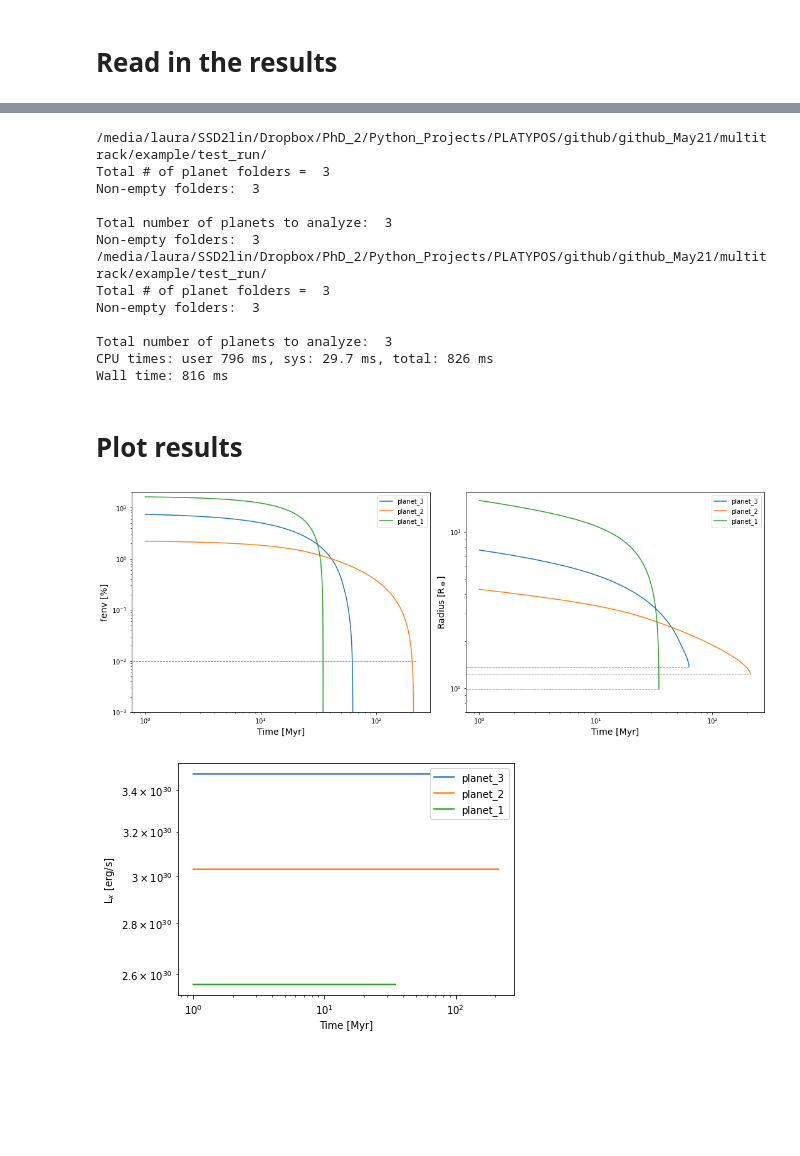
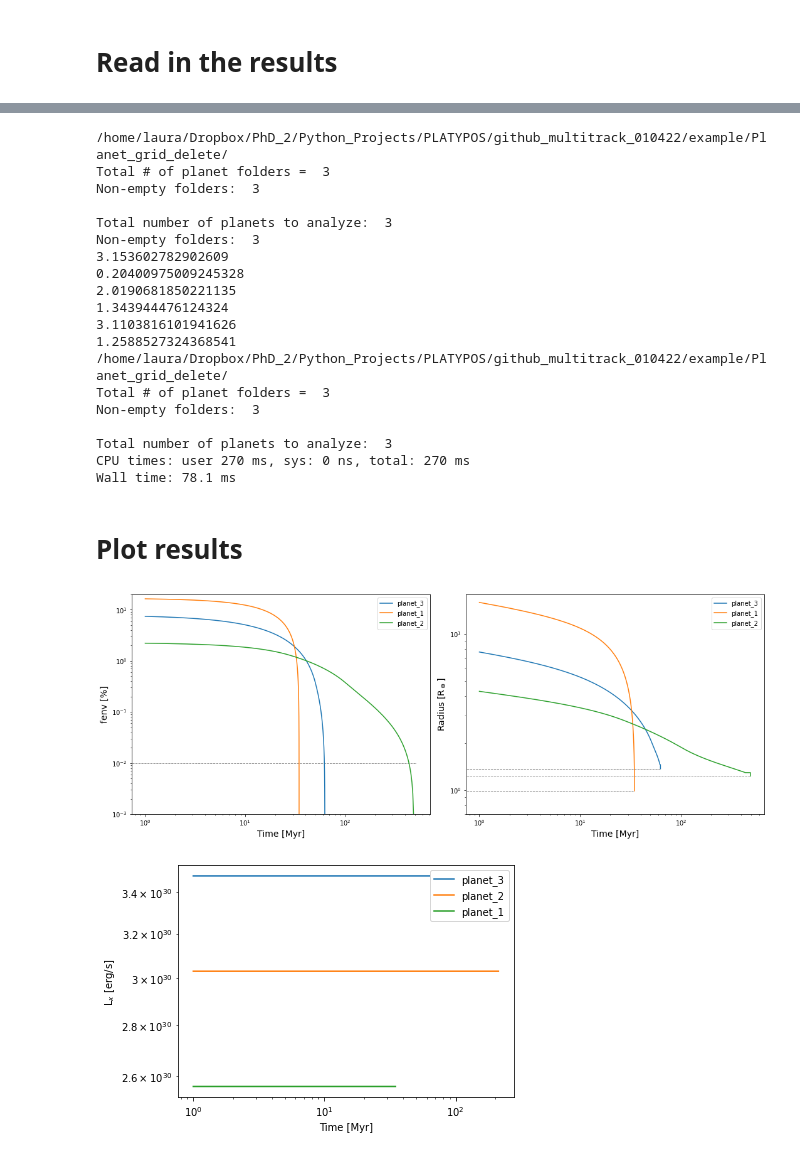
Before and after one commit to lketzer/multitrack, a Jupyter notebook: example/Test_platypos_and_multi_track.ipynb, the cells around one changed output, grey strips where cells are left out. Drawn from its saved outputs; the diff is of its cells as text; code cells hidden in the pictures; blank space fills up the shorter version.

```diff
--- a/example/Test_platypos_and_multi_track.ipynb
+++ b/example/Test_platypos_and_multi_track.ipynb
@@ -234,6 +241,8 @@ Time: 19.72575855255127
 # %%
 %%time
 path_save = "/media/laura/SSD2lin/Dropbox/PhD_2/Python_Projects/PLATYPOS/github/github_May21/multitrack/example/"
+path_save = "/home/laura/Dropbox/PhD_2/Python_Projects/PLATYPOS/github_multitrack_010422/example/"
+
 
 # specify run parameters (necessary to calculate some additional parameters)
 add_parameters = {"epsilon": epsilon,
@@ -244,6 +253,8 @@ add_parameters = {"epsilon": epsilon,
 
 ###
 f = "test_run/"
+f = "Planet_grid_delete/"
+
 pl_df, tracks_dict = read_in_PLATYPOS_results_df_new(os.path.join(path_save, f),
                                                   len(different_track_params_list),
                                                   return_second_to_last=False)
@@ -252,50 +263,56 @@ pl_more = create_master_table(pl_df, os.path.join(path_save, f),
 pl_df_dict, pl_init_dict, track_dict = read_in_PLATYPOS_results_fullEvo(os.path.join(path_save, f),
                                                                         len(different_track_params_list))
 # %% [output]
-/media/laura/SSD2lin/Dropbox/PhD_2/Python_Projects/PLATYPOS/github/github_May21/multitrack/example/test_run/
+/home/laura/Dropbox/PhD_2/Python_Projects/PLATYPOS/github_multitrack_010422/example/Planet_grid_delete/
 Total # of planet folders =  3
 Non-empty folders:  3
 
 Total number of planets to analyze:  3
 Non-empty folders:  3
-/media/laura/SSD2lin/Dropbox/PhD_2/Python_Projects/PLATYPOS/github/github_May21/multitrack/example/test_run/
+3.153602782902609
+0.20400975009245328
+2.0190681850221135
+1.343944476124324
+3.1103816101941626
+1.2588527324368541
+/home/laura/Dropbox/PhD_2/Python_Projects/PLATYPOS/github_multitrack_010422/example/Planet_grid_delete/
 Total # of planet folders =  3
 Non-empty folders:  3
 
 Total number of planets to analyze:  3
-CPU times: user 796 ms, sys: 29.7 ms, total: 826 ms
-Wall time: 816 ms
+CPU times: user 270 ms, sys: 0 ns, total: 270 ms
+Wall time: 78.1 ms
 # %% [markdown]
 # Plot results
 # %%
-track = 10
+track = 1
 fig, axs = plt.subplots(1,2, figsize=(15,6))
 
 for pl in list(pl_df_dict.keys()):
     df_pl = pl_df_dict[pl]
     fenv = ((df_pl["M"+str(track)] - pl_df.loc[pl]["core_mass"]) / df_pl["M"+str(track)]) * 100
     axs[0].plot(df_pl["t"+str(track)], fenv, ls="-", marker="None", label=pl)
 
     axs[1].plot(df_pl["t"+str(track)], df_pl["R"+str(track)], ls="-", marker="None", label=pl)
     xlim = axs[1].get_xlim()
     xmax = df_pl["t"+str(track)].loc[df_pl["t"+str(track)].last_valid_index()]
     axs[1].hlines(plmoLoFo14.calculate_core_radius(pl_df.loc[pl]["core_mass"]), xlim[0], xmax, ls="--", lw=0.9, color="grey")
 
 axs[0].hlines(1e-2, xlim[0], xlim[1], ls="--", lw=0.9, color="grey")
 axs[0].set_ylim(1e-3, 20)
 axs[0].set_ylabel("fenv [%]", size=14)
 
 axs[1].set_ylim(0.7, 18)
 axs[1].set_ylabel("Radius [R$_\oplus$]", size=14)
 for ax in axs:
     #ax.set_xlim(8, 1e4)
     ax.set_xscale("log")
     ax.set_yscale("log")
     ax.set_xlabel("Time [Myr]", size=14)
     ax.legend()
 plt.tight_layout(rect=[0, 0.03, 1, 0.98]);
 # %% [output]
-[figure, old version]
+[figure, new version]
 # %%
 fig, ax = plt.subplots()
 for pl in list(pl_df_dict.keys()):
```
Also changed, not shown: parts of 5 cells of this notebook.
